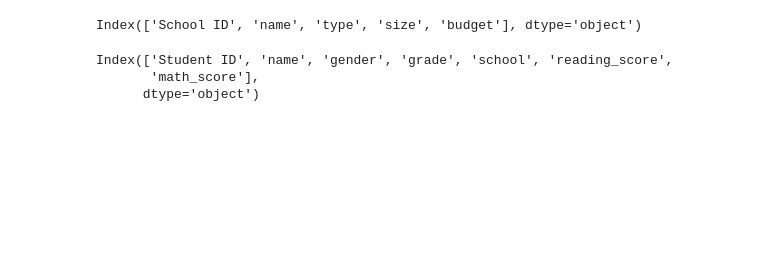
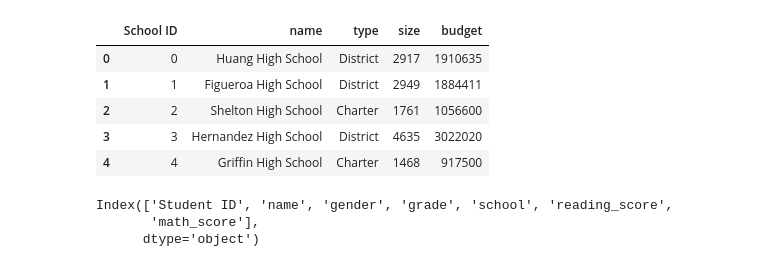
Before and after one commit to jessicalhammond/UCB_DA, a Jupyter notebook: PyCitySchools/Schools.ipynb, the cells around one changed output. Saved outputs shown, nothing was run; the diff lists cells and outputs as text; code cells hidden in the pictures; blank space fills up the shorter version.

```diff
--- a/PyCitySchools/Schools.ipynb
+++ b/PyCitySchools/Schools.ipynb
@@ -52,9 +52,14 @@ filestu = os.path.join('raw_data', 'students_complete.csv')
 schoolsdf = pd.read_csv(filesch)
 studentsdf = pd.read_csv(filestu)
 # %%
-schoolsdf.columns
+schoolsdf.head()
 # %% [output]
-Index(['School ID', 'name', 'type', 'size', 'budget'], dtype='object')
+|  | School ID | name | type | size | budget |
+| 0 | 0 | Huang High School | District | 2917 | 1910635 |
+| 1 | 1 | Figueroa High School | District | 2949 | 1884411 |
+| 2 | 2 | Shelton High School | Charter | 1761 | 1056600 |
+| 3 | 3 | Hernandez High School | District | 4635 | 3022020 |
+| 4 | 4 | Griffin High School | Charter | 1468 | 917500 |
 # %%
 studentsdf.columns
 # %% [output]
```
Also changed, not shown: parts of 7 cells of this notebook.
